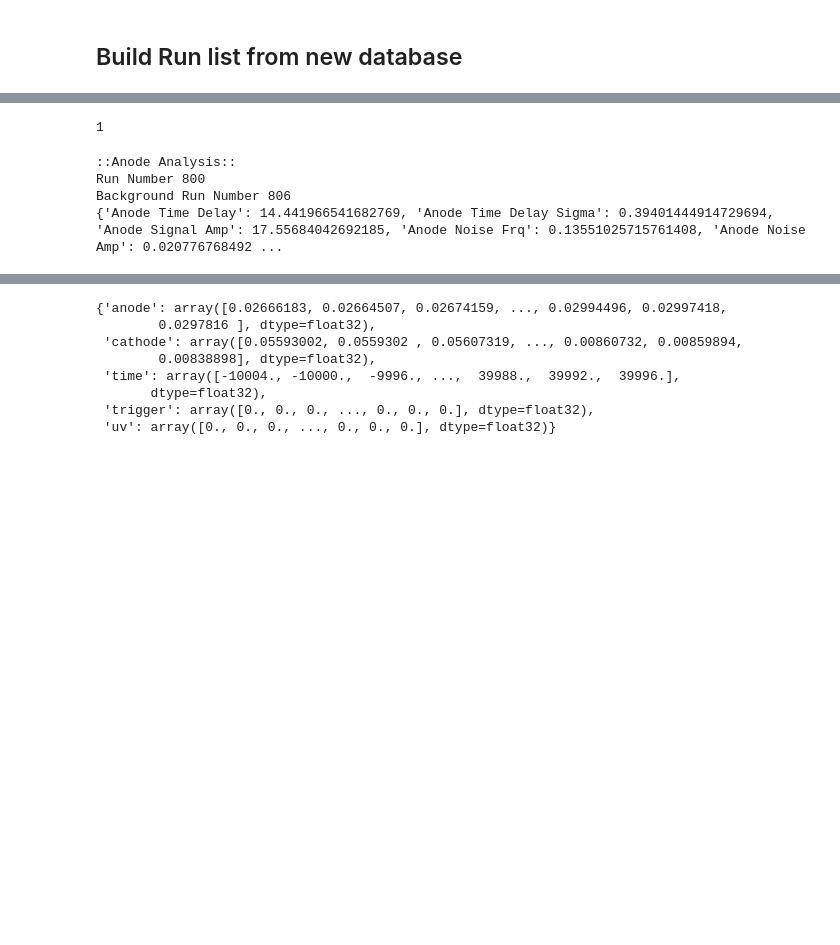
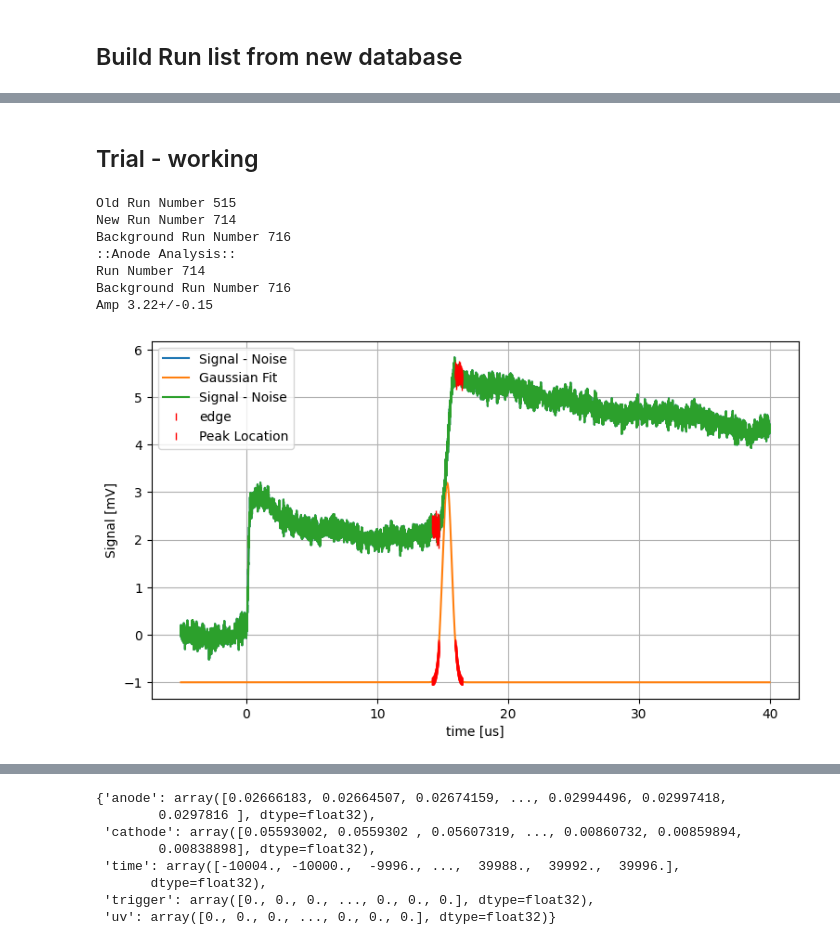
Before and after one commit to jbane11/nexo, a Jupyter notebook: Lab028/osci/Session_analysis.ipynb, the cells around one changed output, grey strips where cells are left out. Saved outputs shown, nothing was run; the diff lists cells and outputs as text; code cells hidden in the pictures; blank space fills up the shorter version.

```diff
--- a/Lab028/osci/Session_analysis.ipynb
+++ b/Lab028/osci/Session_analysis.ipynb
@@ -2,6 +2,11 @@
 
 
 from Lab28_session_header import *
+
+from uncertainties import ufloat
+import uncertainties as unc
+
+from get_data_from_hdf5 import get_data
 
 # Please update these path varibles to your local machine.
 env_session_file_location = r"\\172.24.54.234\\NAS-Lab28\\Data"
@@ -10,6 +15,9 @@ Plot_path= r"\\172.24.54.234\\NAS-Lab28\\Users\\Bane\\Plots"
 
 #Bg database
 bgdb=pd.read_csv(NAS_Path+"\\DataBases\\bg_db.csv")
+#make blank dataframe for background subtraction debugging
+
+blankBG_DF= pd.DataFrame({"Avg Anode":[0]*50000})
 # %% [markdown]
 # Session Analysis
 # %% [markdown]
@@ -363,4 +477,0 @@ AAA["A"]["A"]["A"]=1
-# %%
-AAA["A"]["A"]["A"]
-# %% [output]
-1
@@ -367,14 +480,28 @@ AAA["A"]["A"]["A"]
+# %% [markdown]
+## Trial - working
 # %%
-run_number=800
+run_number=Run_oldtonew(515)
 waveform = Get_Waveform_from_session(run_number)
 old_rn = Run_newtoold(run_number)
-bgnum = Run_oldtonew(GetBGRun(old_rn))
-background_waveform = Get_Waveform_from_session(bgnum)
+print("Old Run Number",old_rn)
+print("New Run Number",run_number)
+bgnum=0
+if old_rn > -1:
+    bgnum = Run_oldtonew(GetBGRun(old_rn))
+    background_waveform = Get_Waveform_from_session(bgnum)
+else:
+    background_waveform = blankBG_DF
+print("Background Run Number",bgnum)
 
 
-Analyze_Anode(waveform,background_waveform,debug=1,plot=False)
+
+WF_dict=Analyze_Anode(waveform,background_waveform,stepcounts=[100],debug=2,plot=2)
 # %% [output]
+Old Run Number 515
+New Run Number 714
+Background Run Number 716
 ::Anode Analysis::
-Run Number 800
-Background Run Number 806
-{'Anode Time Delay': 14.441966541682769, 'Anode Time Delay Sigma': 0.39401444914729694, 'Anode Signal Amp': 17.55684042692185, 'Anode Noise Frq': 0.13551025715761408, 'Anode Noise Amp': 0.020776768492 ...
+Run Number 714
+Background Run Number 716
+Amp 3.22+/-0.15
+[figure, added]
```
Also changed, not shown: parts of 15 cells of this notebook, 4 other files.
